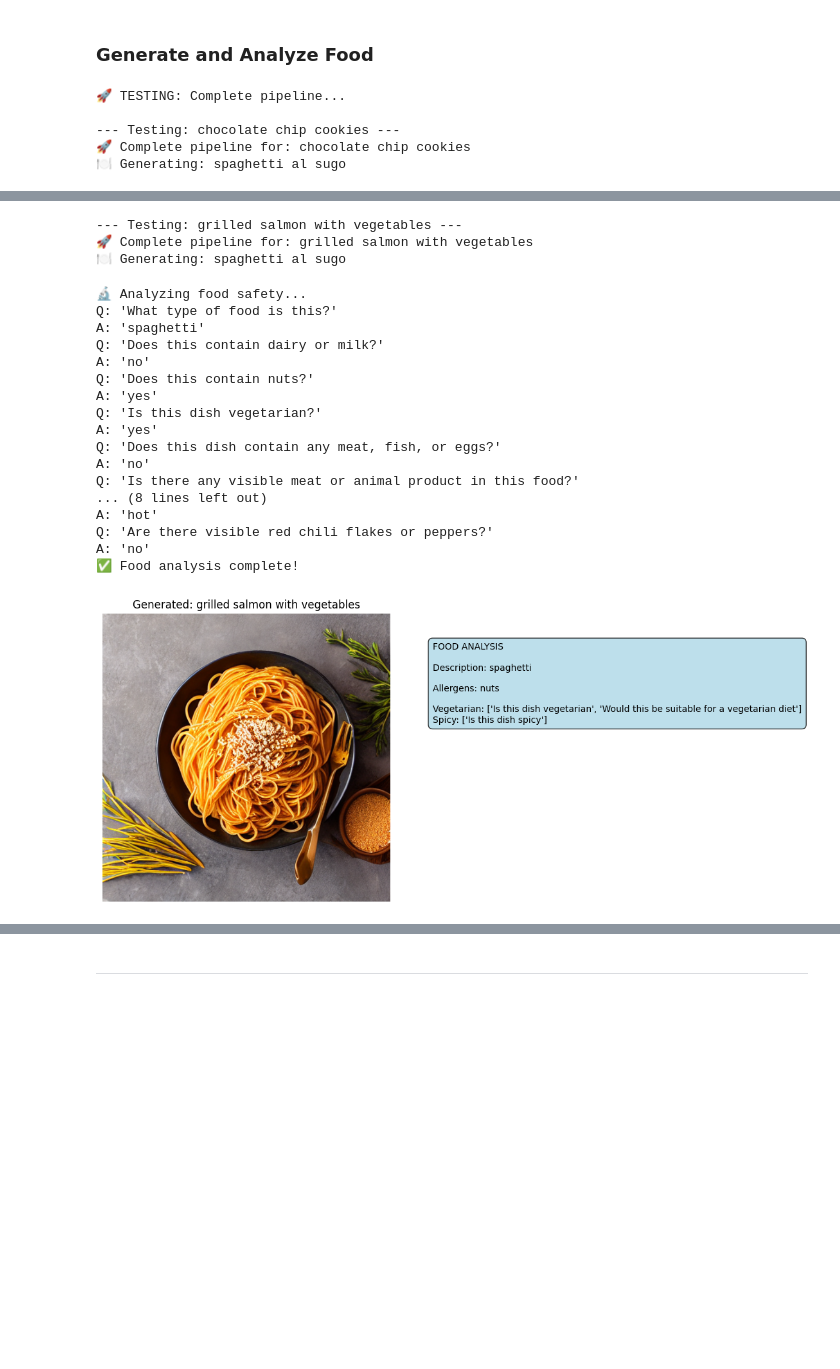
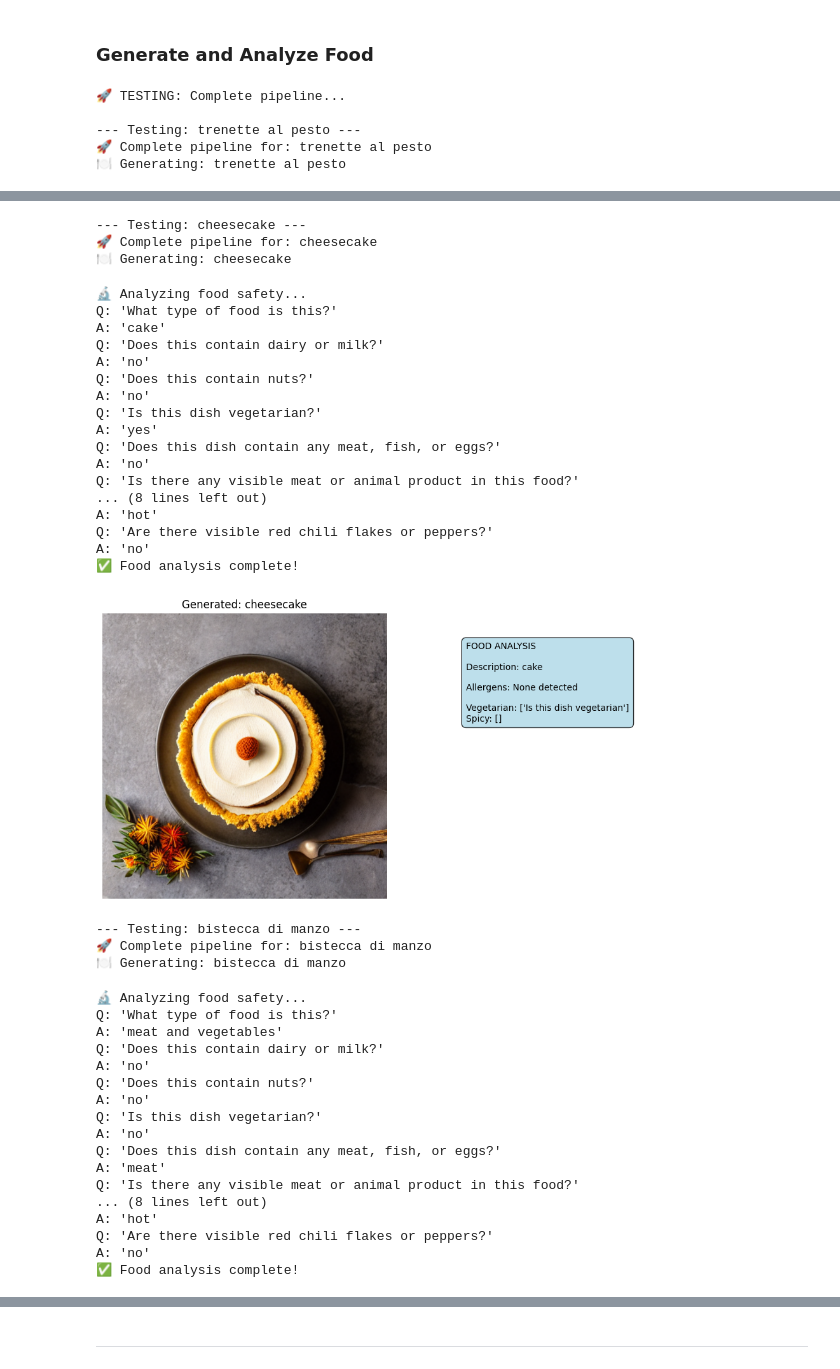
Before and after one commit to nickdelgiudice/GenAIEngineering-Cohort1, a Jupyter notebook: Week8/assignment/assignment_smart_food_image_generator.ipynb, the cells around one changed output, grey strips where cells are left out. Saved outputs shown, nothing was run; the diff lists cells and outputs as text; code cells hidden in the pictures; blank space fills up the shorter version.

Commit message:
Another run of test food, results are average low

```diff
--- a/Week8/assignment/assignment_smart_food_image_generator.ipynb
+++ b/Week8/assignment/assignment_smart_food_image_generator.ipynb
@@ -497,9 +497,9 @@ def generate_and_analyze_food(food_description):
 # TEST: Complete pipeline
 print("🚀 TESTING: Complete pipeline...")
 test_foods = [
-    "spaghetti carbonara",
-    "chocolate chip cookies",
-    "grilled salmon with vegetables"
+    "trenette al pesto",
+    "cheesecake",
+    "bistecca di manzo"
 ]
 
 for food in test_foods:
@@ -509,8 +509,8 @@ for food in test_foods:
 # %% [output]
 🚀 TESTING: Complete pipeline...
 
---- Testing: chocolate chip cookies ---
-🚀 Complete pipeline for: chocolate chip cookies
-🍽️ Generating: spaghetti al sugo
+--- Testing: trenette al pesto ---
+🚀 Complete pipeline for: trenette al pesto
+🍽️ Generating: trenette al pesto
 🔬 Analyzing food safety...
 Q: 'What type of food is this?'
@@ -533,21 +533,41 @@ A: 'no'
---- Testing: grilled salmon with vegetables ---
-🚀 Complete pipeline for: grilled salmon with vegetables
-🍽️ Generating: spaghetti al sugo
+--- Testing: cheesecake ---
+🚀 Complete pipeline for: cheesecake
+🍽️ Generating: cheesecake
 🔬 Analyzing food safety...
 Q: 'What type of food is this?'
-A: 'spaghetti'
+A: 'cake'
 Q: 'Does this contain dairy or milk?'
 A: 'no'
 Q: 'Does this contain nuts?'
-A: 'yes'
+A: 'no'
 Q: 'Is this dish vegetarian?'
 A: 'yes'
 Q: 'Does this dish contain any meat, fish, or eggs?'
 A: 'no'
 Q: 'Is there any visible meat or animal product in this food?'
 ... (8 lines left out)
 A: 'hot'
 Q: 'Are there visible red chili flakes or peppers?'
 A: 'no'
 ✅ Food analysis complete!
-[figure, old version]
+[figure, new version]
+--- Testing: bistecca di manzo ---
+🚀 Complete pipeline for: bistecca di manzo
+🍽️ Generating: bistecca di manzo
+🔬 Analyzing food safety...
+Q: 'What type of food is this?'
+A: 'meat and vegetables'
+Q: 'Does this contain dairy or milk?'
+A: 'no'
+Q: 'Does this contain nuts?'
+A: 'no'
+Q: 'Is this dish vegetarian?'
+A: 'no'
+Q: 'Does this dish contain any meat, fish, or eggs?'
+A: 'meat'
+Q: 'Is there any visible meat or animal product in this food?'
+... (8 lines left out)
+A: 'hot'
+Q: 'Are there visible red chili flakes or peppers?'
+A: 'no'
+✅ Food analysis complete!
```
Also changed, not shown: parts of 1 cell of this notebook.
